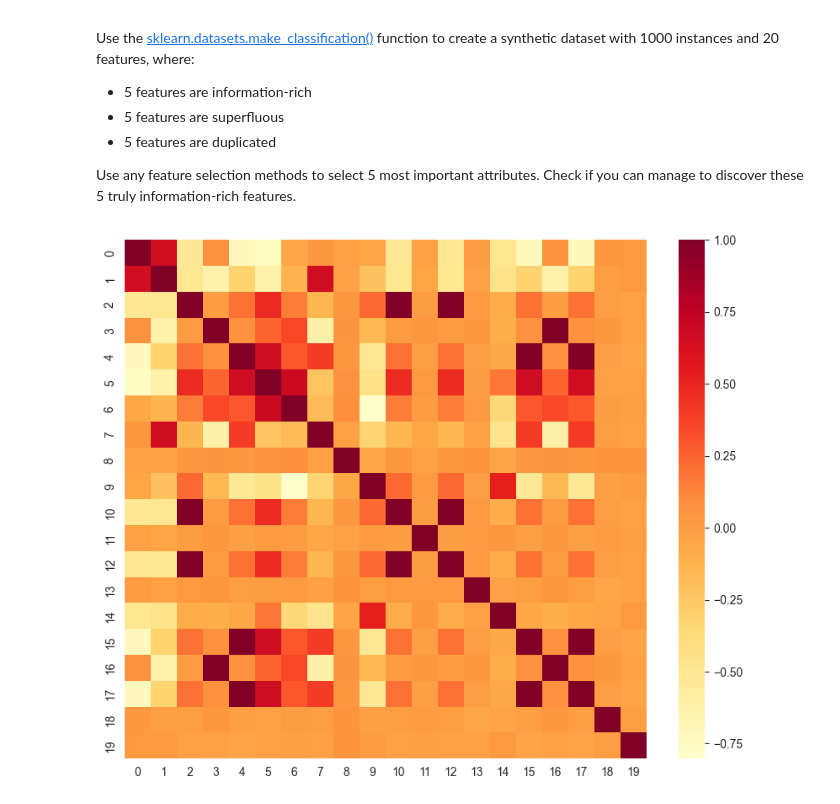
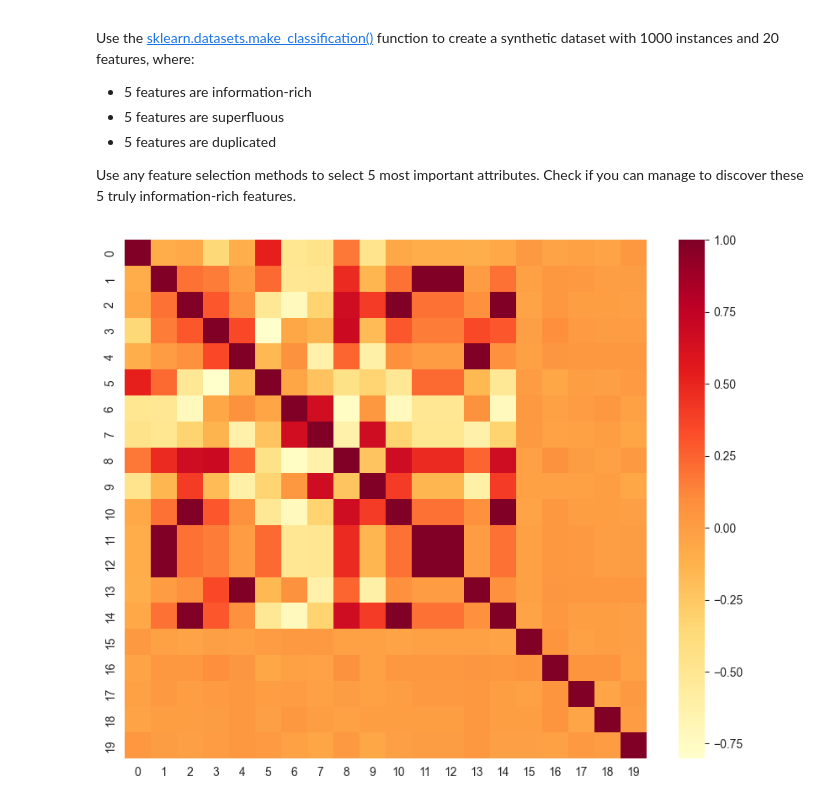
Before and after one commit to Luncenok/Data-mining, a Jupyter notebook: dm_feature_selection_(1).ipynb, the cells around one changed output. Saved outputs shown, nothing was run; the diff lists cells and outputs as text; code cells hidden in the pictures.

```diff
--- a/dm_feature_selection_(1).ipynb
+++ b/dm_feature_selection_(1).ipynb
@@ -412,14 +412,14 @@ Use any feature selection methods to select 5 most important attributes. Check i
 # %%
 from sklearn.datasets import make_classification
 
-X, y = make_classification(n_samples=1000, n_features=20, n_informative=5, n_redundant=5, n_repeated=5, random_state=4)
+X, y = make_classification(n_samples=1000, n_features=20, n_informative=5, n_redundant=5, n_repeated=5, random_state=4, shuffle=False)
 X = [x+20 for x in X]
 
 plt.figure(figsize=(10,8))
 sns.heatmap(pd.DataFrame(X).corr(), cmap='YlOrRd')
 plt.show()
 # %% [output]
-[figure, old version]
+[figure, new version]
 # %%
 from sklearn.feature_selection import GenericUnivariateSelect
 
```
Also changed, not shown: parts of 3 cells of this notebook, 3 other files.
